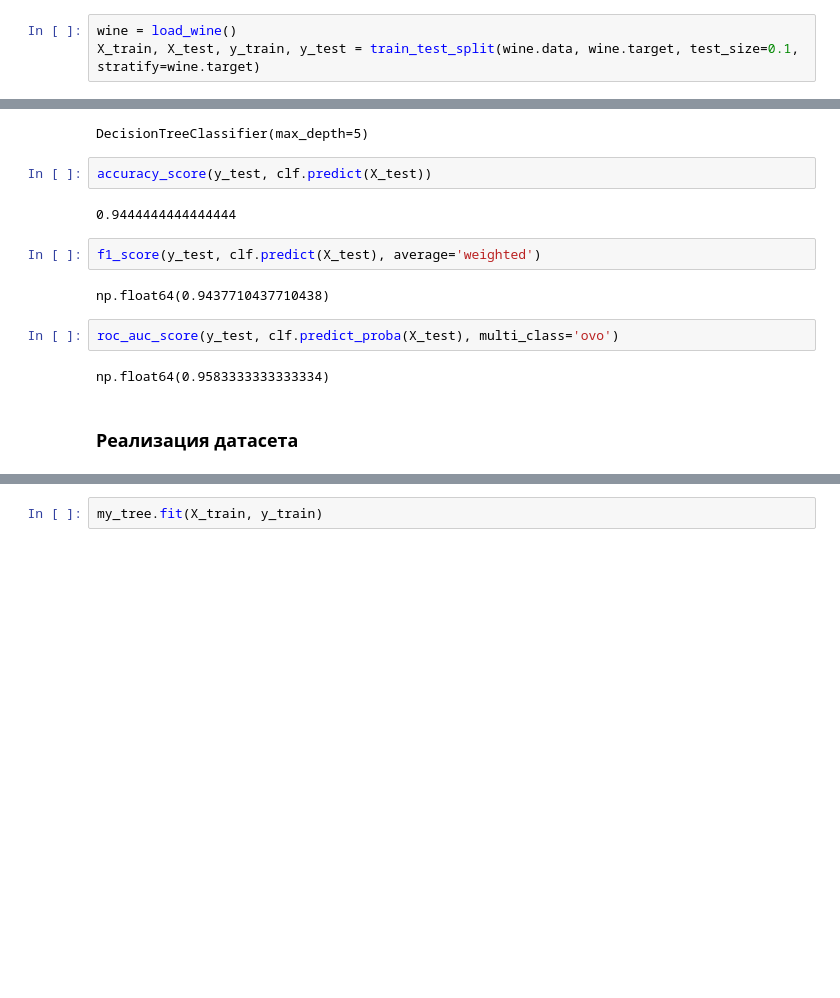
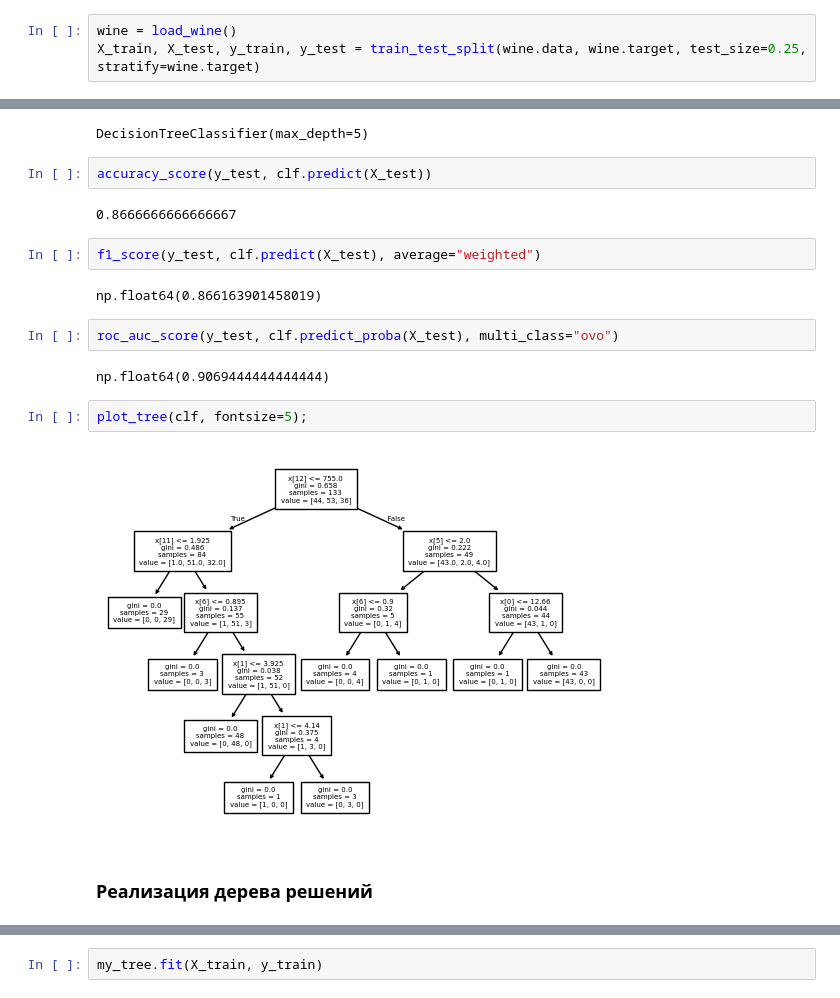
Before and after one commit to YakubovSlava/Lections_DS, a Jupyter notebook: Seminars/06_decision_trees/decision_tree_classifier.ipynb, the cells around one changed output, grey strips where cells are left out. Saved outputs shown, nothing was run; the diff lists cells and outputs as text; blank space fills up the shorter version.

```diff
--- a/Seminars/06_decision_trees/decision_tree_classifier.ipynb
+++ b/Seminars/06_decision_trees/decision_tree_classifier.ipynb
@@ -13,6 +12,6 @@ clf = DecisionTreeClassifier(criterion='gini', max_depth=5)
 # %%
 wine = load_wine()
-X_train, X_test, y_train, y_test = train_test_split(wine.data, wine.target, test_size=0.1, stratify=wine.target)
+X_train, X_test, y_train, y_test = train_test_split(wine.data, wine.target, test_size=0.25, stratify=wine.target)
 # %%
 clf.fit(X_train, y_train)
 # %% [output]
@@ -20,17 +19,21 @@ DecisionTreeClassifier(max_depth=5)
 # %%
 accuracy_score(y_test, clf.predict(X_test))
 # %% [output]
-0.9444444444444444
+0.8666666666666667
 # %%
-f1_score(y_test, clf.predict(X_test), average='weighted')
+f1_score(y_test, clf.predict(X_test), average="weighted")
 # %% [output]
-np.float64(0.9437710437710438)
+np.float64(0.866163901458019)
 # %%
-roc_auc_score(y_test, clf.predict_proba(X_test), multi_class='ovo')
+roc_auc_score(y_test, clf.predict_proba(X_test), multi_class="ovo")
 # %% [output]
-np.float64(0.9583333333333334)
+np.float64(0.9069444444444444)
+# %%
+plot_tree(clf, fontsize=5);
+# %% [output]
+[figure, added]
 # %% [markdown]
-### Реализация датасета
+### Реализация дерева решений
 # %%
 class MyDecisionTree:
     LEAF = 1
```
Also changed, not shown: parts of 14 cells of this notebook.
